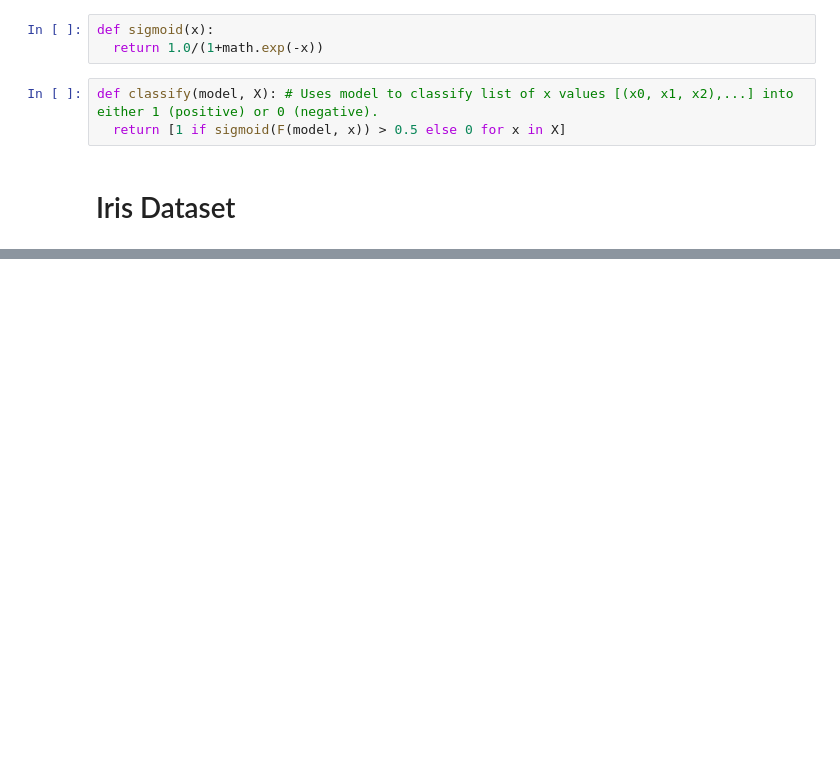
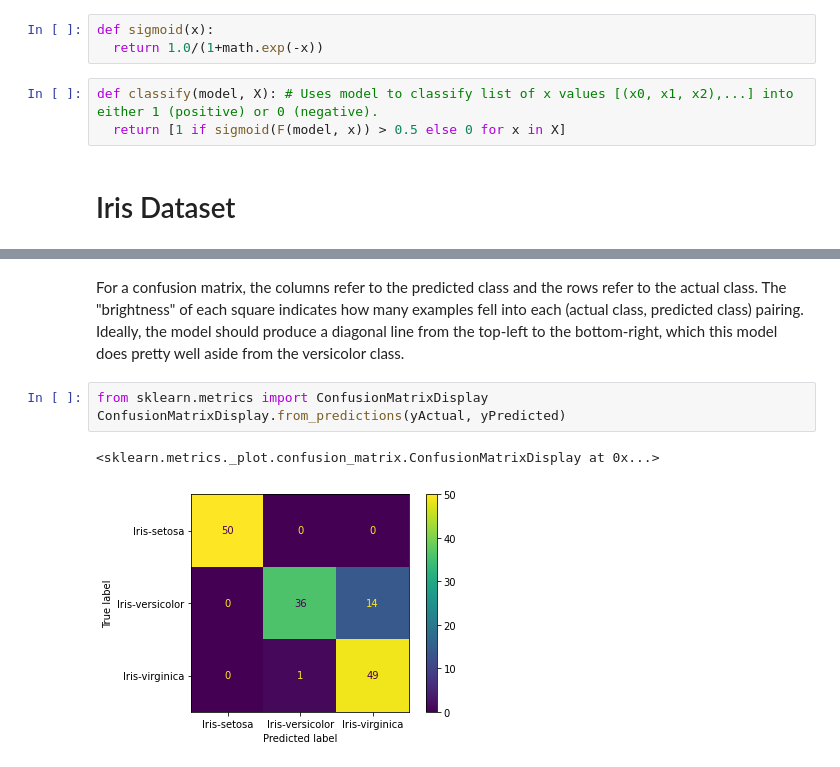
Before and after one commit to JohnEaganFS/CSCI191T, a Jupyter notebook: Linear&LogisticRegression.ipynb, the cells around one changed output, grey strips where cells are left out. Drawn from its saved outputs; the diff is of its cells as text; blank space fills up the shorter version.

```diff
--- a/Linear&LogisticRegression.ipynb
+++ b/Linear&LogisticRegression.ipynb
@@ -30,0 +557,8 @@ woeifjwoeifjoiwefjiowe
+# %% [markdown]
+For a confusion matrix, the columns refer to the predicted class and the rows refer to the actual class. The "brightness" of each square indicates how many examples fell into each (actual class, predicted class) pairing. Ideally, the model should produce a diagonal line from the top-left to the bottom-right, which this model does pretty well aside from the versicolor class.
+# %%
+from sklearn.metrics import ConfusionMatrixDisplay
+ConfusionMatrixDisplay.from_predictions(yActual, yPredicted)
+# %% [output]
+<sklearn.metrics._plot.confusion_matrix.ConfusionMatrixDisplay at 0x...>
+[figure, added]
```
Also changed, not shown: parts of 98 cells of this notebook.
